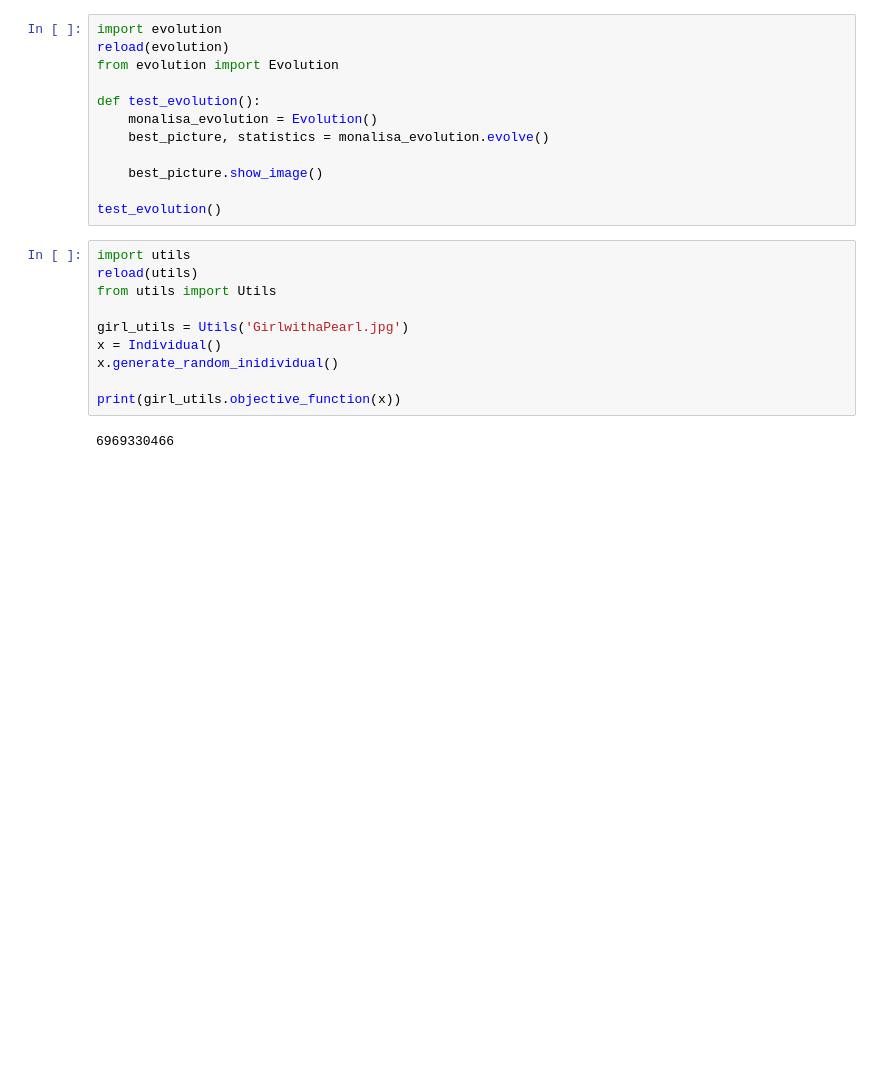
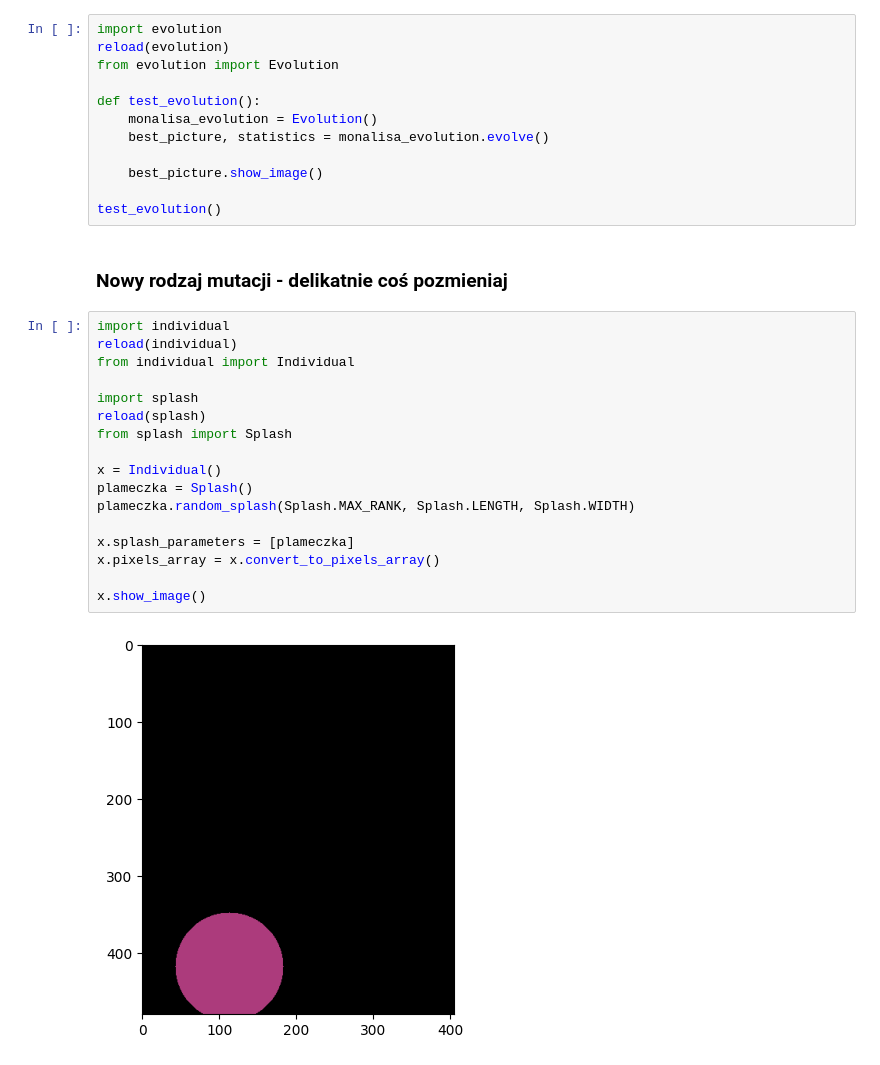
Before and after one commit to michalfica/algorytmy-ewolucyjne---projekt-, a Jupyter notebook: projekt/testing.ipynb, the cells around one changed output. Cells and saved outputs as stored; diff of their text form; blank space fills up the shorter version.

```diff
--- a/projekt/testing.ipynb
+++ b/projekt/testing.ipynb
@@ -93,15 +93,24 @@ def test_evolution():
     best_picture.show_image()
 
 test_evolution()
-# %%
-import utils
-reload(utils)
-from utils import Utils
-
-girl_utils = Utils('GirlwithaPearl.jpg')
-x = Individual()
-x.generate_random_inidividual()
-
-print(girl_utils.objective_function(x))
-# %% [output]
-6969330466
+# %% [markdown]
+### Nowy rodzaj mutacji - delikatnie coś pozmieniaj
+# %%
+import individual
+reload(individual)
+from individual import Individual
+
+import splash
+reload(splash)
+from splash import Splash
+
+x = Individual()
+plameczka = Splash()
+plameczka.random_splash(Splash.MAX_RANK, Splash.LENGTH, Splash.WIDTH)
+
+x.splash_parameters = [plameczka]
+x.pixels_array = x.convert_to_pixels_array()
+
+x.show_image()
+# %% [output]
+[figure, added]
```
Also changed, not shown: parts of 2 cells of this notebook, 3 other files.
